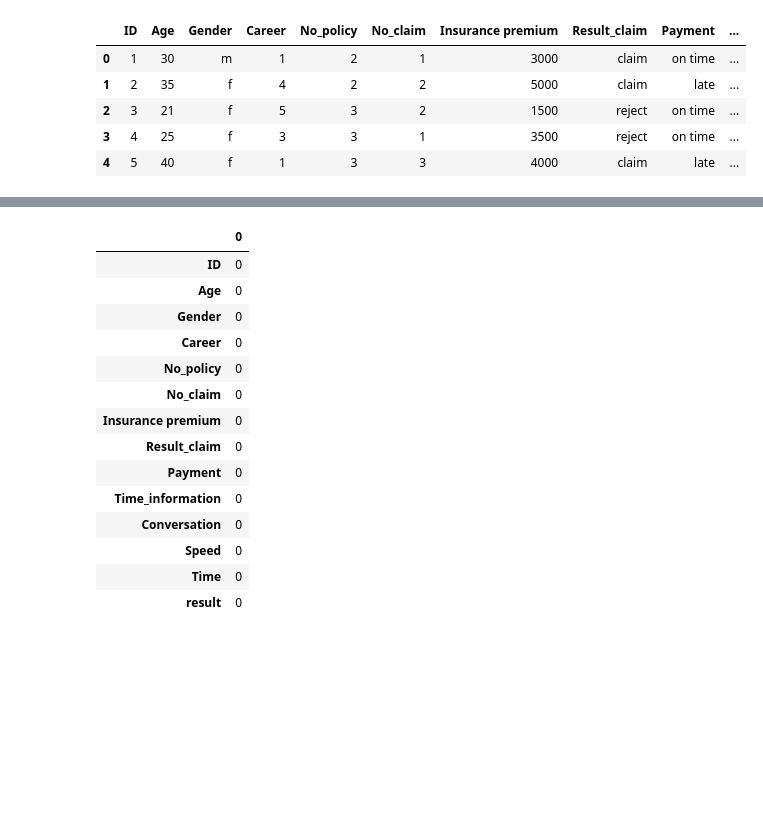
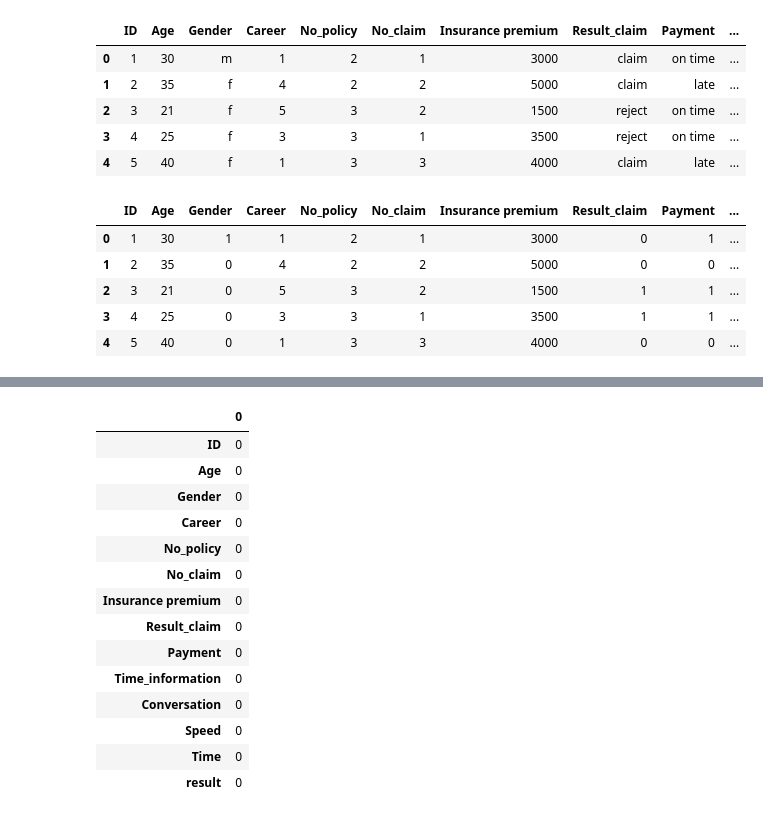
Before and after one commit to Suchada2000/MY-WORK, a Jupyter notebook: Untitled17.ipynb, the cells around one changed output, grey strips where cells are left out. Cells and saved outputs as stored; diff of their text form; code cells hidden in the pictures; blank space fills up the shorter version.

```diff
--- a/Untitled17.ipynb
+++ b/Untitled17.ipynb
@@ -48,3 +47,12 @@ df['result'] = le.fit_transform(df['result'])
+# %%
+df.head()
+# %% [output]
+|  | ID | Age | Gender | Career | No_policy | No_claim | Insurance premium | Result_claim | Payment | ... |
+| 0 | 1 | 30 | 1 | 1 | 2 | 1 | 3000 | 0 | 1 | ... |
+| 1 | 2 | 35 | 0 | 4 | 2 | 2 | 5000 | 0 | 0 | ... |
+| 2 | 3 | 21 | 0 | 5 | 3 | 2 | 1500 | 1 | 1 | ... |
+| 3 | 4 | 25 | 0 | 3 | 3 | 1 | 3500 | 1 | 1 | ... |
+| 4 | 5 | 40 | 0 | 1 | 3 | 3 | 4000 | 0 | 0 | ... |
 # %%
 df.info()
 # %% [output]
```
Also changed, not shown: parts of 23 cells of this notebook.
